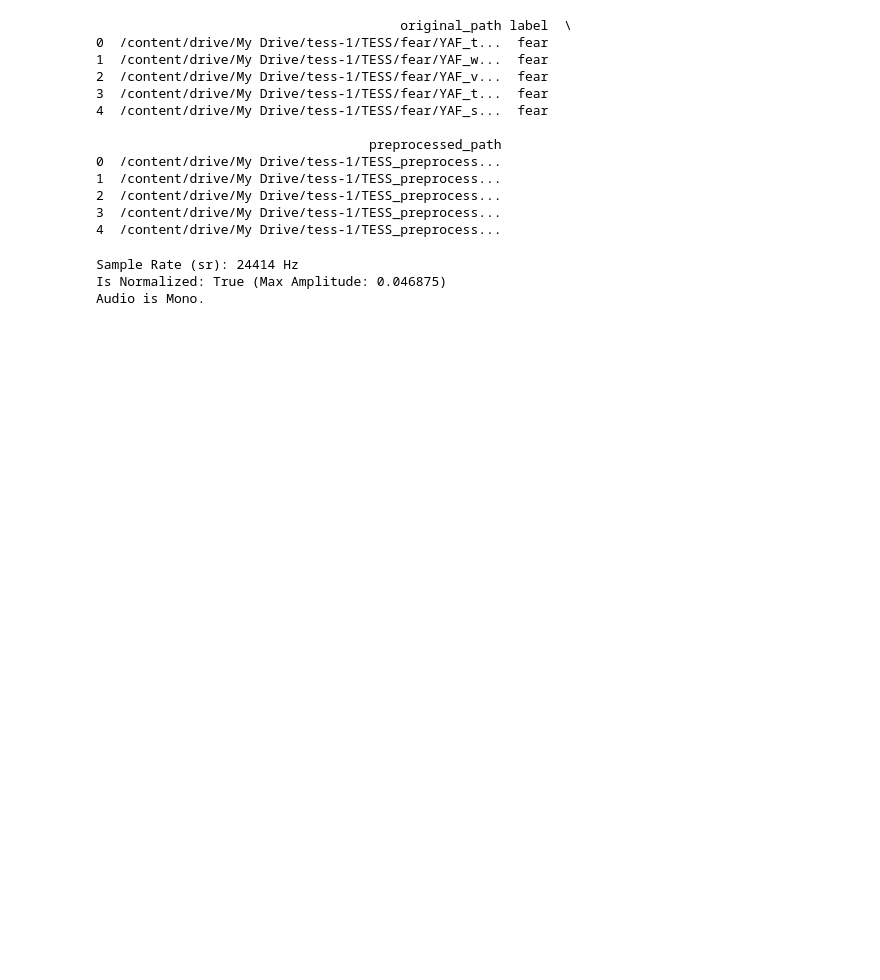
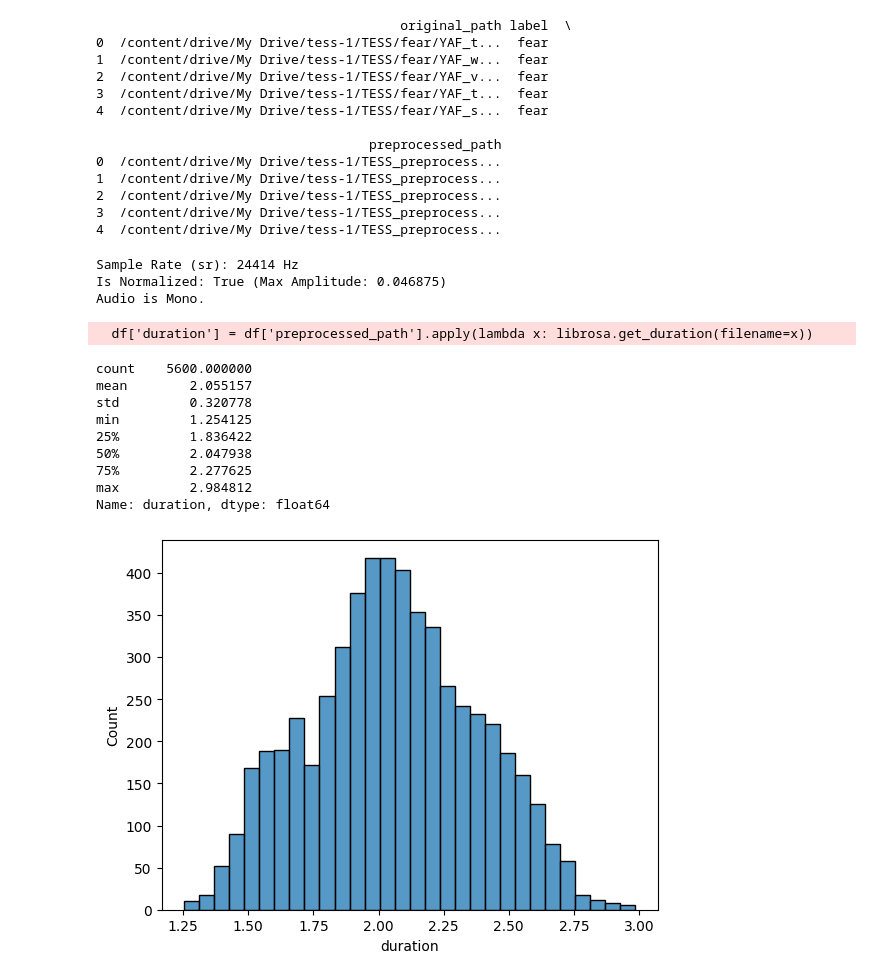
Before and after one commit to Minach2002/deep-learning-projects, a Jupyter notebook: speech_emotion.ipynb, the cells around one changed output. Cells and saved outputs as stored; diff of their text form; code cells hidden in the pictures; blank space fills up the shorter version.

```diff
--- a/speech_emotion.ipynb
+++ b/speech_emotion.ipynb
@@ -273,3 +304,20 @@ else:
 Sample Rate (sr): 24414 Hz
 Is Normalized: True (Max Amplitude: 0.046875)
 Audio is Mono.
+# %%
+df['duration'] = df['preprocessed_path'].apply(lambda x: librosa.get_duration(filename=x))
+print(df['duration'].describe())
+sns.histplot(df['duration'], bins=30)
+plt.show()
+# %% [output]
+  df['duration'] = df['preprocessed_path'].apply(lambda x: librosa.get_duration(filename=x))
+count    5600.000000
+mean        2.055157
+std         0.320778
+min         1.254125
+25%         1.836422
+50%         2.047938
+75%         2.277625
+max         2.984812
+Name: duration, dtype: float64
+[figure, added]
```
Also changed, not shown: parts of 4 cells of this notebook.
